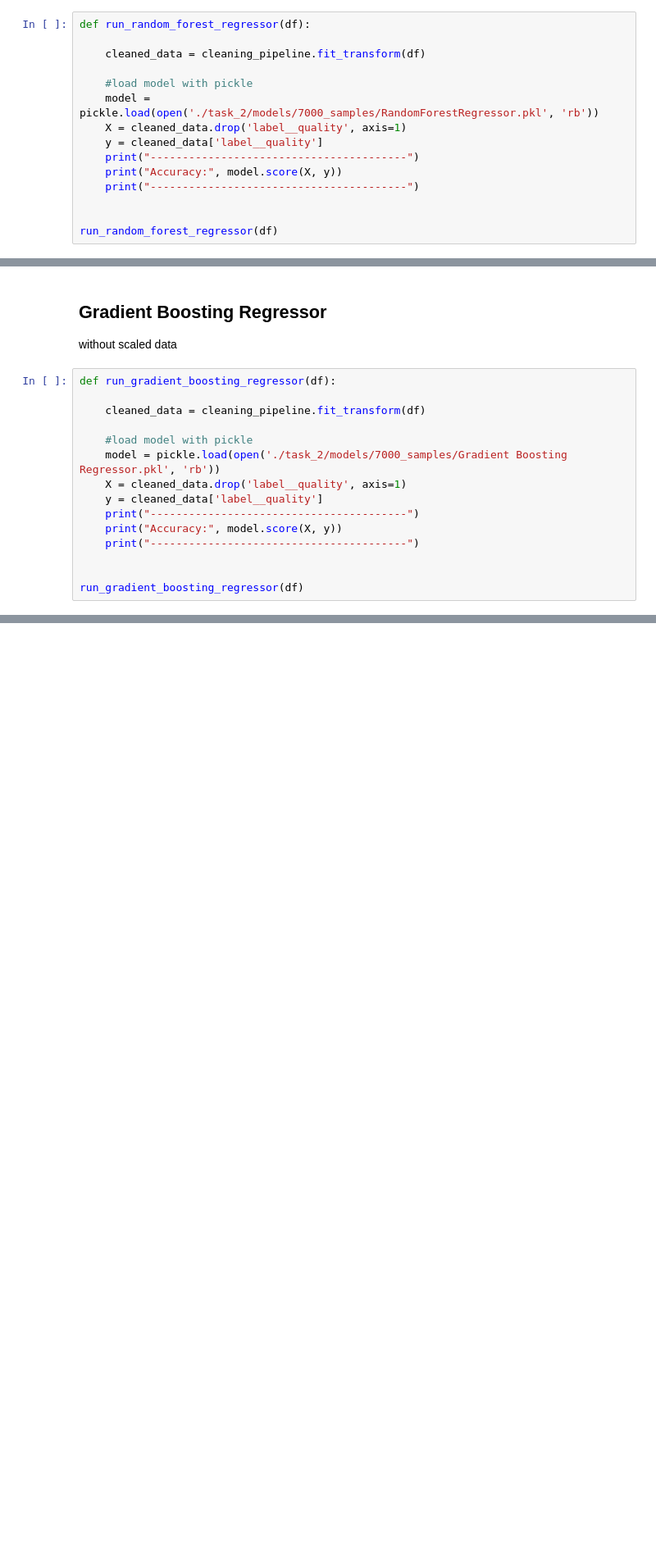
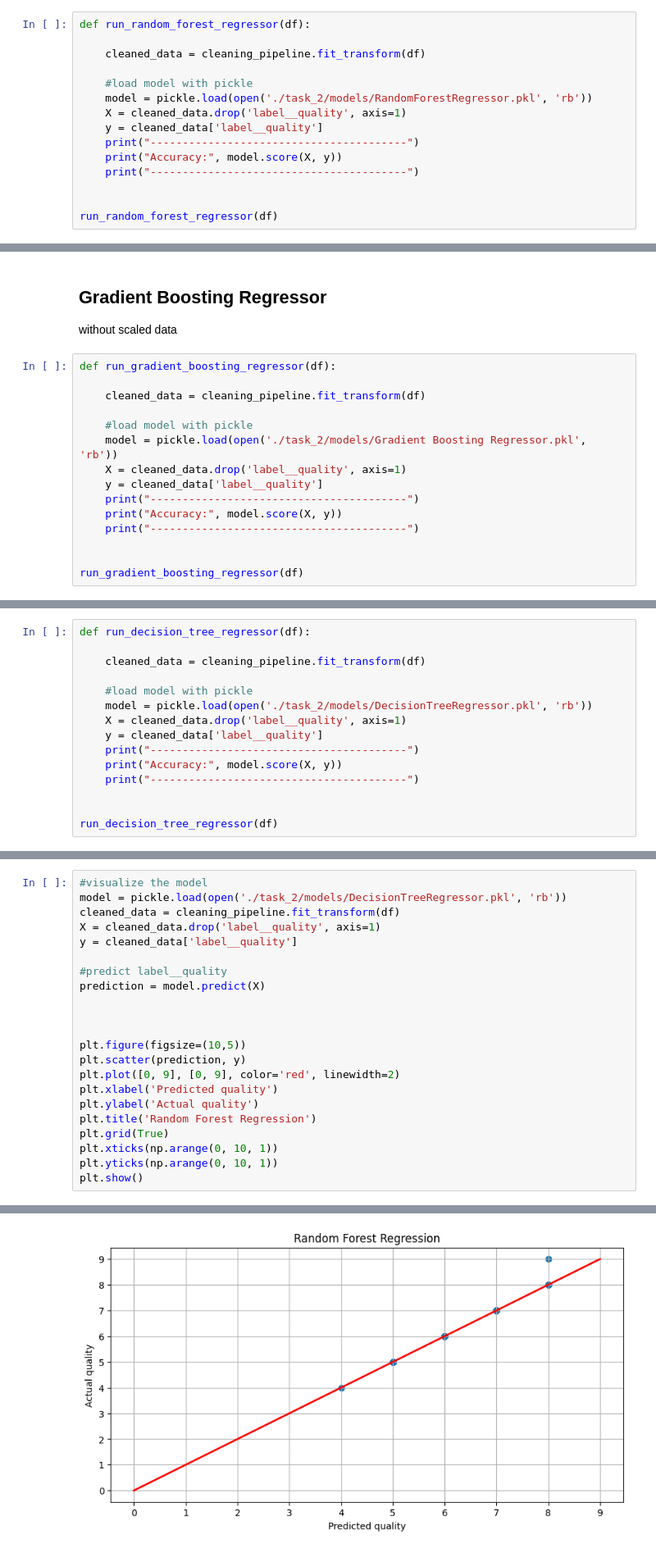
Before and after one commit to kevin-eberhardt/data-science, a Jupyter notebook: notebooks/validation.ipynb, the cells around one changed output, grey strips where cells are left out. Shown at 82% size. Cells and saved outputs as stored; diff of their text form; blank space fills up the shorter version.

Commit message:
wip Decission tree

```diff
--- a/notebooks/validation.ipynb
+++ b/notebooks/validation.ipynb
@@ -211,7 +212,7 @@ def run_random_forest_regressor(df):
     cleaned_data = cleaning_pipeline.fit_transform(df)
 
     #load model with pickle
-    model = pickle.load(open('./task_2/models/7000_samples/RandomForestRegressor.pkl', 'rb'))
+    model = pickle.load(open('./task_2/models/RandomForestRegressor.pkl', 'rb'))
     X = cleaned_data.drop('label__quality', axis=1)
     y = cleaned_data['label__quality']
     print("----------------------------------------")
@@ -239,7 +240,7 @@ def run_gradient_boosting_regressor(df):
     cleaned_data = cleaning_pipeline.fit_transform(df)
 
     #load model with pickle
-    model = pickle.load(open('./task_2/models/7000_samples/Gradient Boosting Regressor.pkl', 'rb'))
+    model = pickle.load(open('./task_2/models/Gradient Boosting Regressor.pkl', 'rb'))
     X = cleaned_data.drop('label__quality', axis=1)
     y = cleaned_data['label__quality']
     print("----------------------------------------")
@@ -260,0 +267,15 @@ Accuracy: 0.8942171445558365
+# %%
+def run_decision_tree_regressor(df):
+
+    cleaned_data = cleaning_pipeline.fit_transform(df)
+
+    #load model with pickle
+    model = pickle.load(open('./task_2/models/DecisionTreeRegressor.pkl', 'rb'))
+    X = cleaned_data.drop('label__quality', axis=1)
+    y = cleaned_data['label__quality']
+    print("----------------------------------------")
+    print("Accuracy:", model.score(X, y))
+    print("----------------------------------------")
+
+
+run_decision_tree_regressor(df)
@@ -260,0 +294,23 @@ Accuracy: 0.8942171445558365
+# %%
+#visualize the model
+model = pickle.load(open('./task_2/models/DecisionTreeRegressor.pkl', 'rb'))
+cleaned_data = cleaning_pipeline.fit_transform(df)
+X = cleaned_data.drop('label__quality', axis=1)
+y = cleaned_data['label__quality']
+
+#predict label__quality
+prediction = model.predict(X)
+
+
+
+plt.figure(figsize=(10,5))
+plt.scatter(prediction, y)
+plt.plot([0, 9], [0, 9], color='red', linewidth=2)
+plt.xlabel('Predicted quality')
+plt.ylabel('Actual quality')
+plt.title('Random Forest Regression')
+plt.grid(True)
+plt.xticks(np.arange(0, 10, 1))
+plt.yticks(np.arange(0, 10, 1))
+plt.show()
+# %% [output]
@@ -260,0 +322 @@ Accuracy: 0.8942171445558365
+[figure, added]
```
Also changed, not shown: parts of 11 cells of this notebook, 2 other files.
